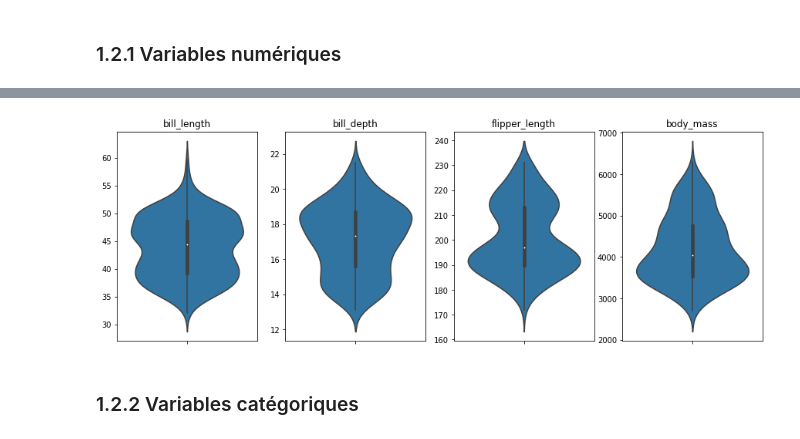
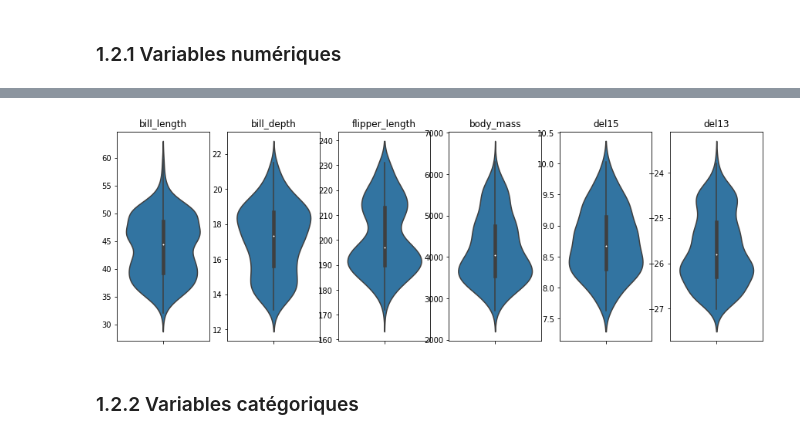
Before and after one commit to doanhat/Data-analysis-penguins, a Jupyter notebook: preprocessing/2_exploration_data.ipynb, the cells around one changed output, grey strips where cells are left out. Cells and saved outputs as stored; diff of their text form; code cells hidden in the pictures.

```diff
--- a/preprocessing/2_exploration_data.ipynb
+++ b/preprocessing/2_exploration_data.ipynb
@@ -80,12 +76,12 @@ Index(['species', 'island', 'date_egg', 'bill_length', 'bill_depth',
       dtype='object')
 # %%
-#cols = ['bill_length','bill_depth', 'flipper_length', 'body_mass','del15', 'del13']
-cols = ['bill_length','bill_depth', 'flipper_length', 'body_mass']
+cols = ['bill_length','bill_depth', 'flipper_length', 'body_mass','del15', 'del13']
+#cols = ['bill_length','bill_depth', 'flipper_length', 'body_mass']
 fig1, axes1 = plt.subplots(ncols=len(cols), nrows=1,figsize=(15,5))
 for i in range(len(cols)):
     sns.violinplot(y=data[cols[i]],ax=axes1[i]).set(ylabel=None,title=cols[i])
 # %% [output]
-[figure, old version]
+[figure, new version]
 # %% [markdown]
 ### 1.2.2 Variables catégoriques
 # %%
```
Also changed, not shown: parts of 11 cells of this notebook, 2 other files.
